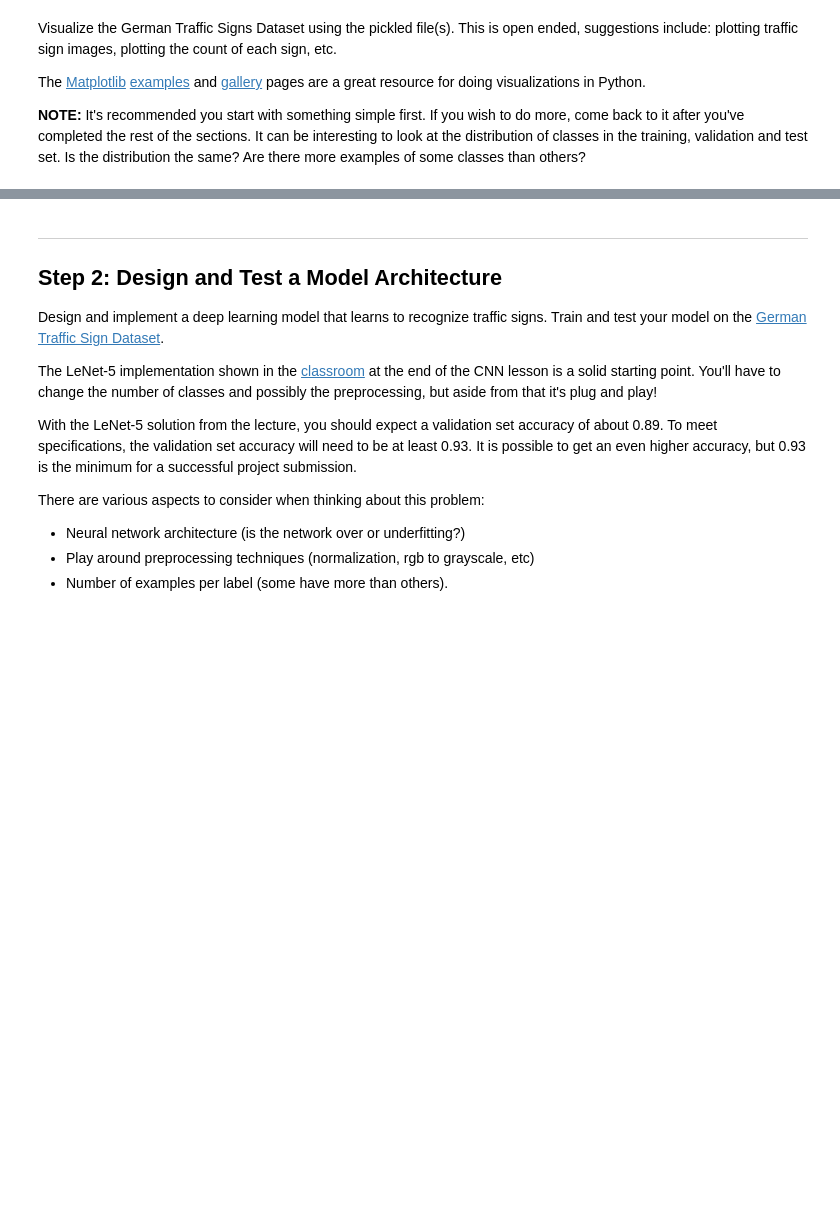
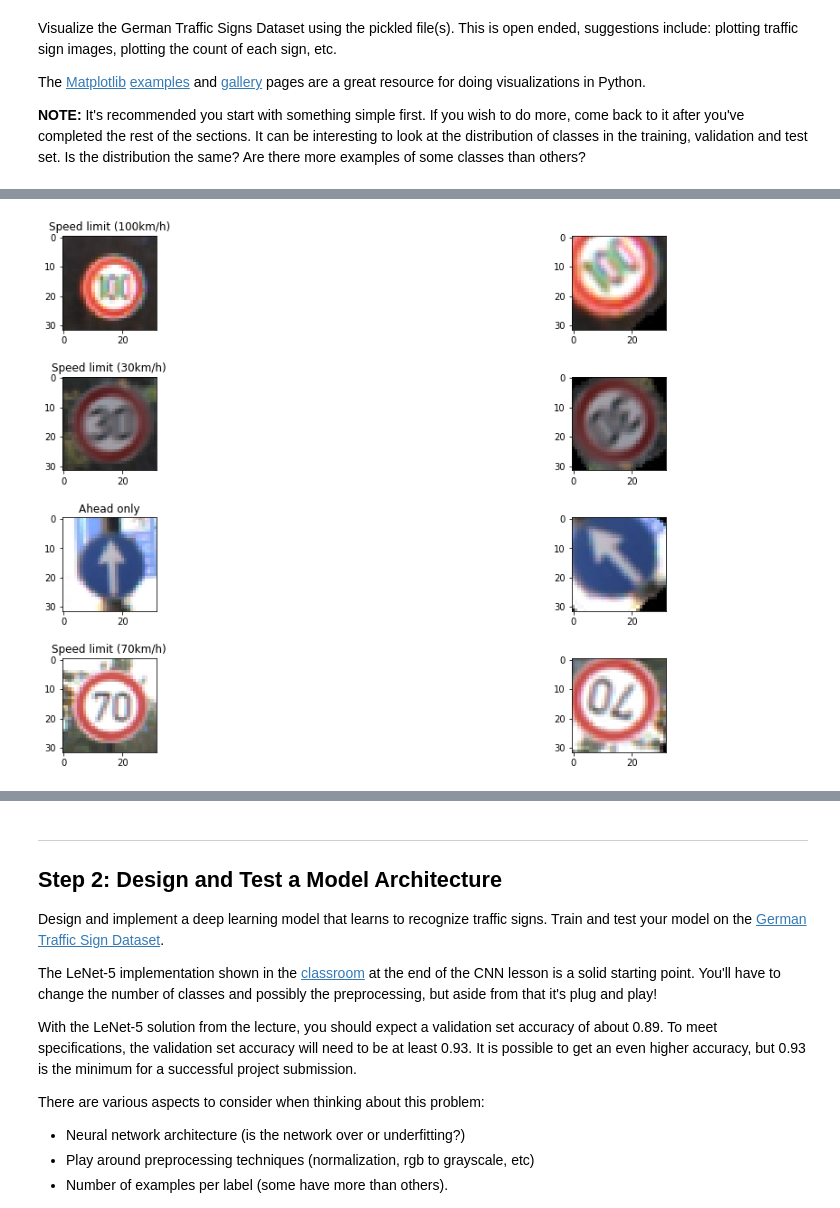
Before and after one commit to matheuslrsouza/CarND-Traffic-Sign-Classifier-Project, a Jupyter notebook: Traffic_Sign_Classifier.ipynb, the cells around one changed output, grey strips where cells are left out. Cells and saved outputs as stored; diff of their text form; code cells hidden in the pictures; blank space fills up the shorter version.

```diff
--- a/Traffic_Sign_Classifier.ipynb
+++ b/Traffic_Sign_Classifier.ipynb
@@ -100,3 +100,14 @@ The [Matplotlib](http://matplotlib.org/) [examples](http://matplotlib.org/exampl
 import matplotlib.pyplot as plt
 # Visualizations will be shown in the notebook.
 %matplotlib inline
+# %%
+import csv
+
+labels_to_name = {}
+
+with open('signnames.csv') as csvfile:
+    reader = csv.DictReader(csvfile)
+    for row in reader:
+        labels_to_name[int(row['ClassId'])] = row['SignName']
+
+print(labels_to_name)
@@ -102,0 +116,75 @@ import matplotlib.pyplot as plt
+# %%
+# this cells shows how the rotate and zoom works
+
+import random
+from scipy.ndimage import rotate
+from scipy.ndimage import zoom
+from scipy.misc import face
+from matplotlib import pyplot as plt
+
+# this method was copied from
+# https://stackoverflow.com/questions/37119071/scipy-rotate-and-zoom-an-image-without-changing-its-dimensions
+def clipped_zoom(img, zoom_factor, **kwargs):
+
+    h, w = img.shape[:2]
+
+    # width and height of the zoomed image
+    zh = int(np.round(zoom_factor * h))
+    zw = int(np.round(zoom_factor * w))
+
+    # for multichannel images we don't want to apply the zoom factor to the RGB
+    # dimension, so instead we create a tuple of zoom factors, one per array
+    # dimension, with 1's for any trailing dimensions after the width and height.
+    zoom_tuple = (zoom_factor,) * 2 + (1,) * (img.ndim - 2)
+
+    # zooming out
+    if zoom_factor < 1:
+        # bounding box of the clip region within the output array
+        top = (h - zh) // 2
+        left = (w - zw) // 2
+        # zero-padding
+        out = np.zeros_like(img)
+        out[top:top+zh, left:left+zw] = zoom(img, zoom_tuple, **kwargs)
+
+    # zooming in
+    elif zoom_factor > 1:
+        # bounding box of the clip region within the input array
+        top = (zh - h) // 2
+        left = (zw - w) // 2
+        out = zoom(img[top:top+zh, left:left+zw], zoom_tuple, **kwargs)
+        # `out` might still be slightly larger than `img` due to rounding, so
+        # trim off any extra pixels at the edges
+        trim_top = ((out.shape[0] - h) // 2)
+        trim_left = ((out.shape[1] - w) // 2)
+        out = out[trim_top:trim_top+h, trim_left:trim_left+w]
+
+    # if zoom_factor == 1, just return the input array
+    else:
+        out = img
+    return out
+
+def rotate_img(img):
+    #rotate the image on range of 10 to 360
+    angle_rot = random.randint(10, 360)
+    return rotate(img, angle_rot, reshape=False)
+
+fig, ax = plt.subplots(4, 2)
+fig.subplots_adjust(hspace=0.5)
+fig.set_size_inches(18.5, 10.5)
+
+for i in range(0, 4):
+    n = random.randint(0, n_train)
+
+    img = X_train[n]
+
+    rotated = rotate_img(img)
+
+    zoom_factor = random.uniform(1.1, 1.5)
+
+    # apply the zoom
+    img_zoom = clipped_zoom(rotated, zoom_factor)
+    ax[i][0].set_title(labels_to_name[y_train[n]])
+    ax[i][0].imshow(img)
+    ax[i][1].imshow(img_zoom)
+# %% [output]
+[figure, added]
```
Also changed, not shown: parts of 16 cells of this notebook.
